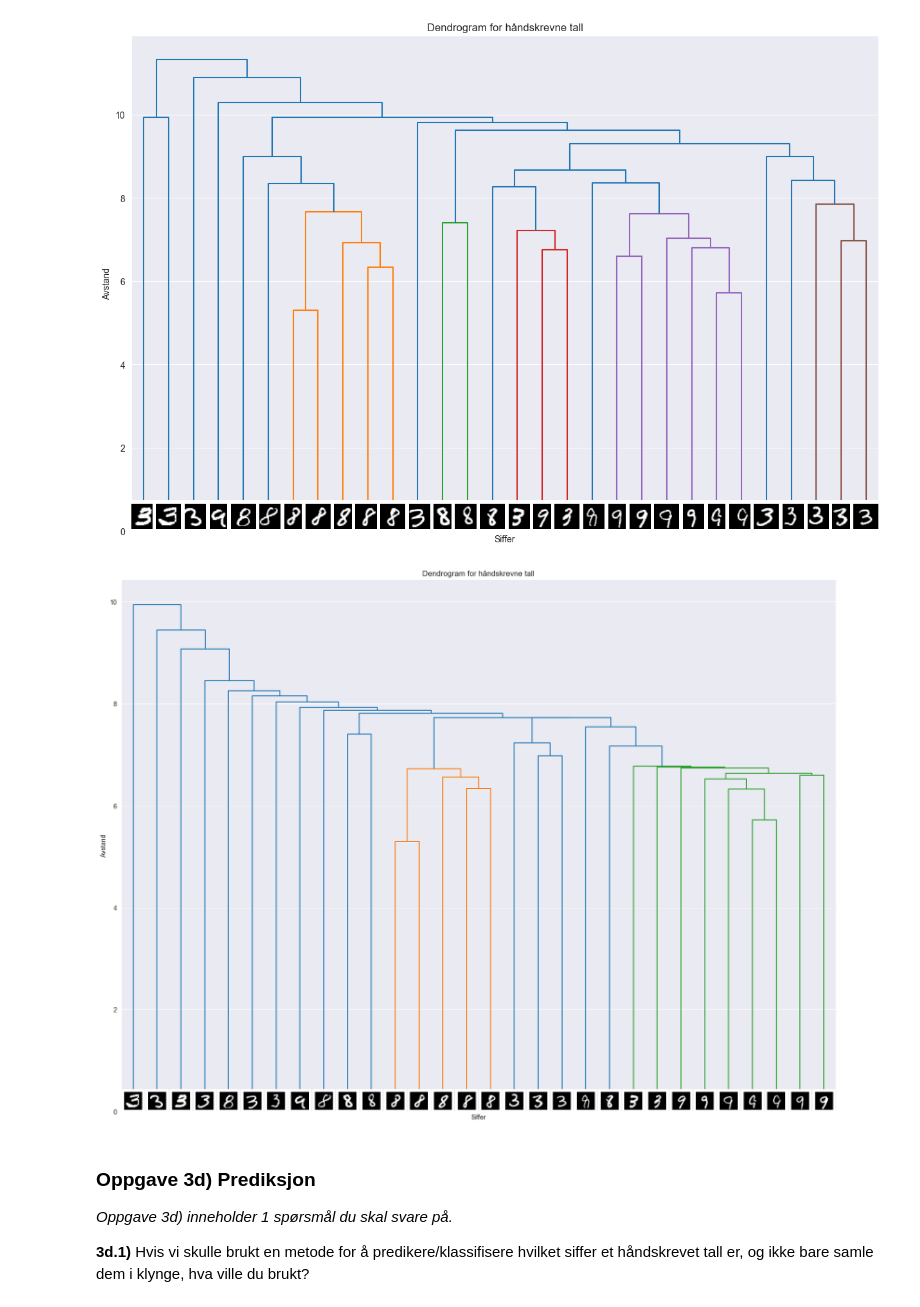
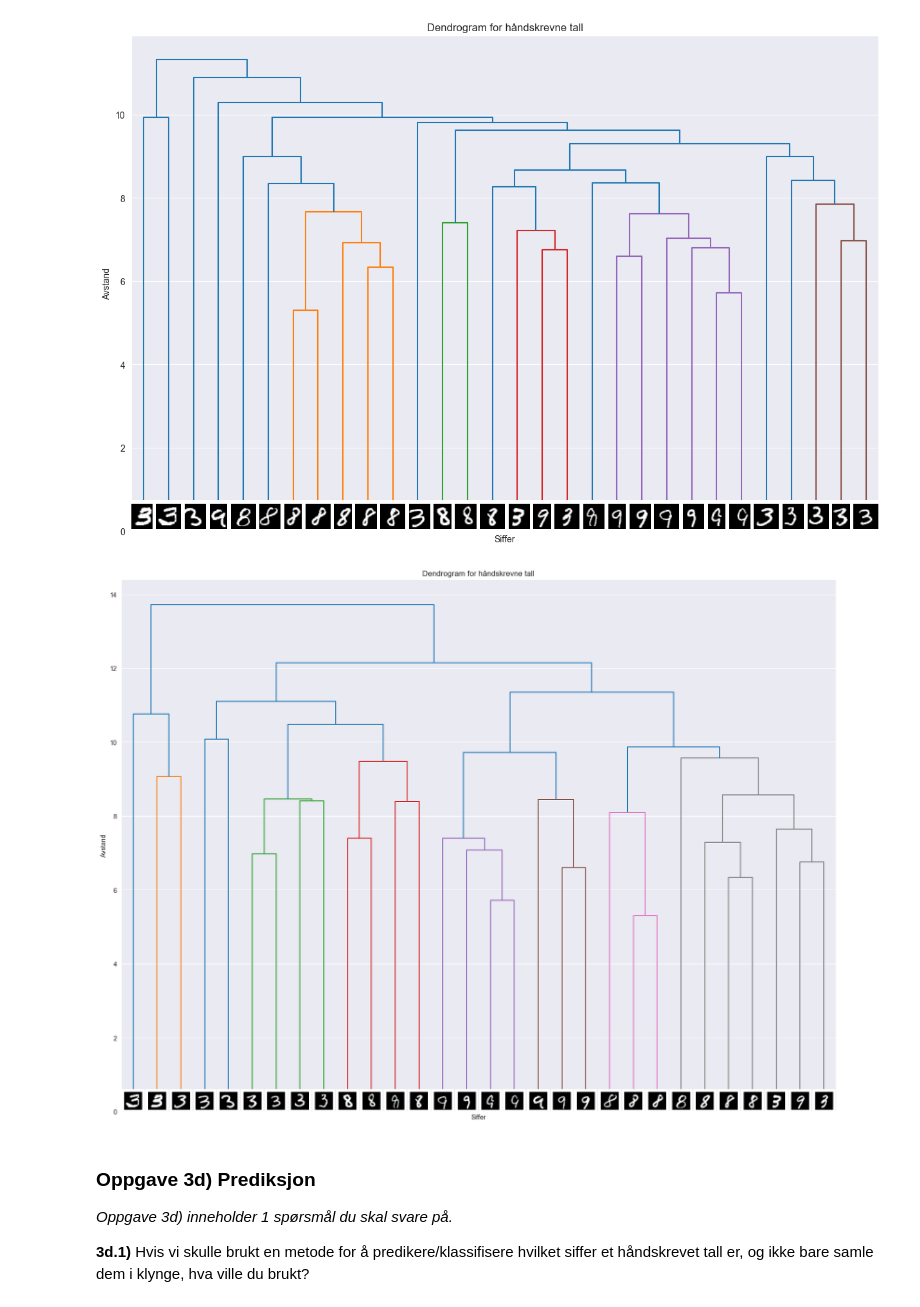
Before and after one commit to kludge7/ISTT1003-Statistikk, a Jupyter notebook: oppg3.ipynb, the cells around one changed output. Drawn from its saved outputs; the diff is of its cells as text; code cells hidden in the pictures.

```diff
--- a/oppg3.ipynb
+++ b/oppg3.ipynb
@@ -135,15 +137,23 @@ Hint: Her kan du lese litt mer om KMeans-funksjonen: https://scikit-learn.org/st
 # %%
 # Steg 1: Antall klynger
 antall_klynger = 3
+antall_klynger_2 = 4
+antall_klynger_3 = 2
 
 # Steg 2: Initaliser k-means algoritmen
 kmeans = KMeans(n_clusters = antall_klynger, random_state = 1, n_init = 10)
+kmeans_2 = KMeans(n_clusters = antall_klynger_2, random_state = 1, n_init = 10)
+kmeans_3 = KMeans(n_clusters = antall_klynger_3, random_state = 1, n_init = 10)
 
 # Steg 3: Tilpass modellen
 kmeans.fit(images)
+kmeans_2.fit(images)
+kmeans_3.fit(images)
 
 # sentroidene
 sentroider = kmeans.cluster_centers_
+sentroider_2 = kmeans_2.cluster_centers_
+sentroider_3 = kmeans_3.cluster_centers_
 # %% [markdown]
 **3b.1)** Tegn sentroidene av de 3 klyngene fra $K$-gjennomsnitt modellen. Tilpass koden over for å plotte. Her kan du ta skjermbilde av sentroidene og lime inn i svararket. Hint: Sentroidene har samme format som dataene (de er 384-dimensjonale), og hvis de er representative vil de se ut som tall.
 # %%
@@ -162,5 +172,33 @@ for i in range(antall_klynger):
 
 plt.tight_layout()
 plt.show()
+
+# Steg 3b.2: Tegn sentroidene for K = 4
+plt.figure(figsize=(10, 10))
+
+# Loop gjennom sentroidene og tegn dem
+for i in range(antall_klynger_2):
+    plt.subplot(1, antall_klynger_2, i + 1)
+    plt.imshow(sentroider_2[i].reshape(28, 28), cmap='gray')
+    plt.title(f'Sentroid {i + 1}')
+    plt.xticks([])
+    plt.yticks()
+
+plt.tight_layout()
+plt.show()
+
+# Steg 3b.2: Tegn sentroidene for K = 2
+plt.figure(figsize=(10, 10))
+
+# Loop gjennom sentroidene og tegn dem
+for i in range(antall_klynger_3):
+    plt.subplot(1, antall_klynger_3, i + 1)
+    plt.imshow(sentroider_3[i].reshape(28, 28), cmap='gray')
+    plt.title(f'Sentroid {i + 1}')
+    plt.xticks([])
+    plt.yticks()
+
+plt.tight_layout()
+plt.show()
 # %% [output]
 [figure]
@@ -233,35 +271,35 @@ plt.figure(figsize=(20,15))
 ax = plt.subplot()
 
 # Bruk gjennomsnittskobling (method='average')
-link = linkage(y = sample, method = 'single', metric = 'euclidean')
+link = linkage(y = sample, method = 'complete', metric = 'euclidean')
 
 dendro = dendrogram(link)
 
 dcoord = np.array(dendro["dcoord"])
 icoord = np.array(dendro["icoord"])
 leaves = np.array(dendro["leaves"])
 
 idx = np.argsort(dcoord[:, 2])
 
 dcoord = dcoord[idx, :]
 icoord = icoord[idx, :]
 
 idx = np.argsort(link[:, :2].ravel())
 label_pos = icoord[:, 1:3].ravel()[idx][:n_image]
 
 for i in range(n_image):
     imagebox = OffsetImage(sampleimg[i], cmap = 'gray', interpolation = "bilinear")
     ab = AnnotationBbox(imagebox, (label_pos[i], 0),  box_alignment=(0.5, -0.1),
                         bboxprops={"edgecolor" : "none"})
     ax.add_artist(ab)
 
 plt.title('Dendrogram for håndskrevne tall')
 plt.xlabel('Siffer')
 plt.ylabel('Avstand')
 plt.xticks([])
 plt.show()
 # %% [output]
-[figure, old version]
+[figure, new version]
 # %% [markdown]
 ### Oppgave 3d) Prediksjon<a name="oppgave3d"></a>
 
```
Also changed, not shown: parts of 3 cells of this notebook.
